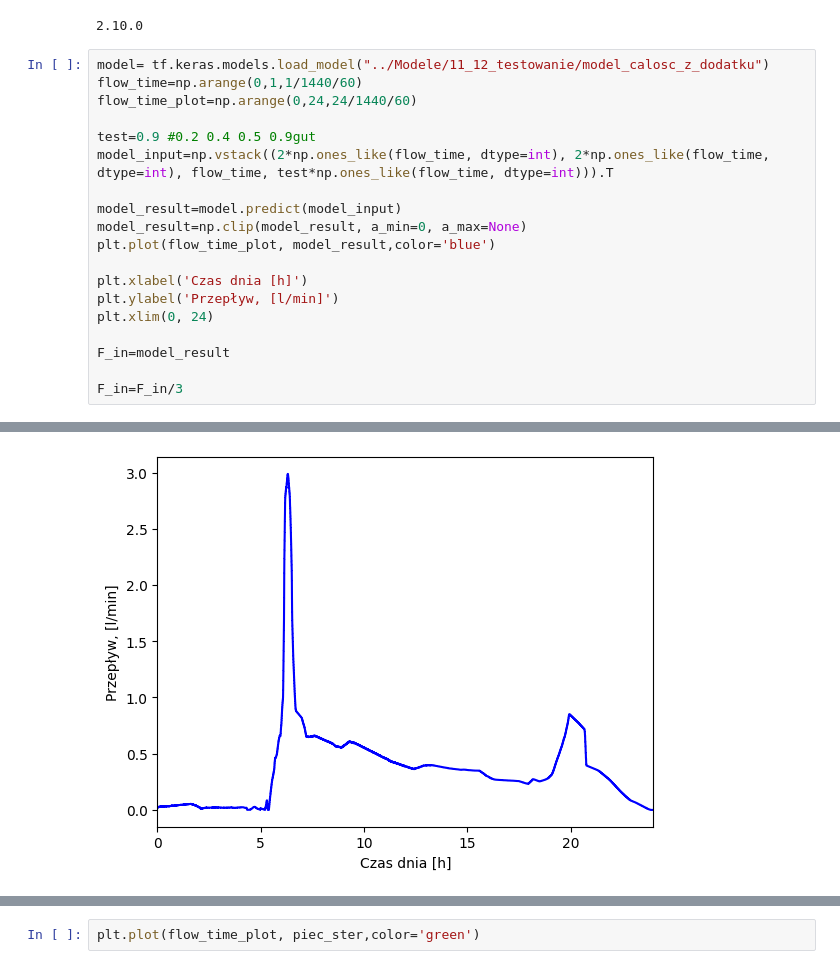
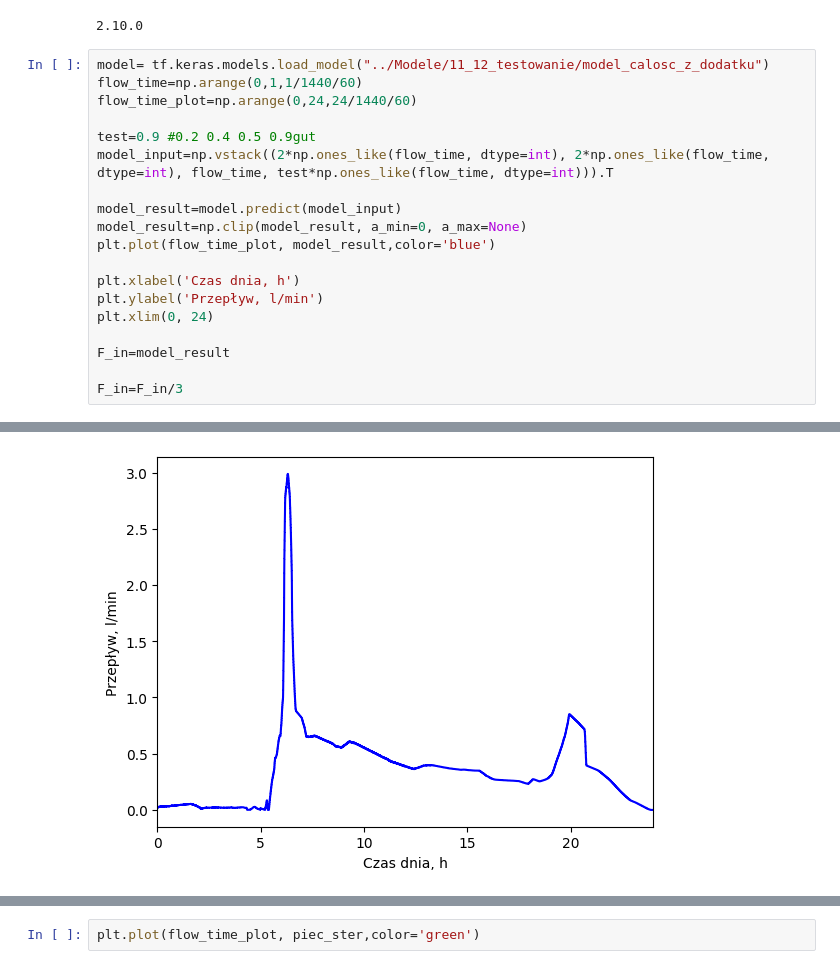
Before and after one commit to KulsonKula/Analiza-i-modelowanie-procesow-zwiazanych-z-systemem-centralnego-ogrzewania, a Jupyter notebook: Kod/Symulacja.IPYNB, the cells around one changed output, grey strips where cells are left out. Cells and saved outputs as stored; diff of their text form.

```diff
--- a/Kod/Symulacja.IPYNB
+++ b/Kod/Symulacja.IPYNB
@@ -26,8 +26,8 @@ model_result=model.predict(model_input)
 model_result=np.clip(model_result, a_min=0, a_max=None)
 plt.plot(flow_time_plot, model_result,color='blue')
 
-plt.xlabel('Czas dnia [h]')
-plt.ylabel('Przepływ, [l/min]')
+plt.xlabel('Czas dnia, h')
+plt.ylabel('Przepływ, l/min')
 plt.xlim(0, 24)
 
 F_in=model_result
@@ -38,2 +38,2 @@ F_in=F_in/3
-[figure, old version]
+[figure, new version]
 # %%
```
Also changed, not shown: parts of 12 cells of this notebook, 8 other files.
